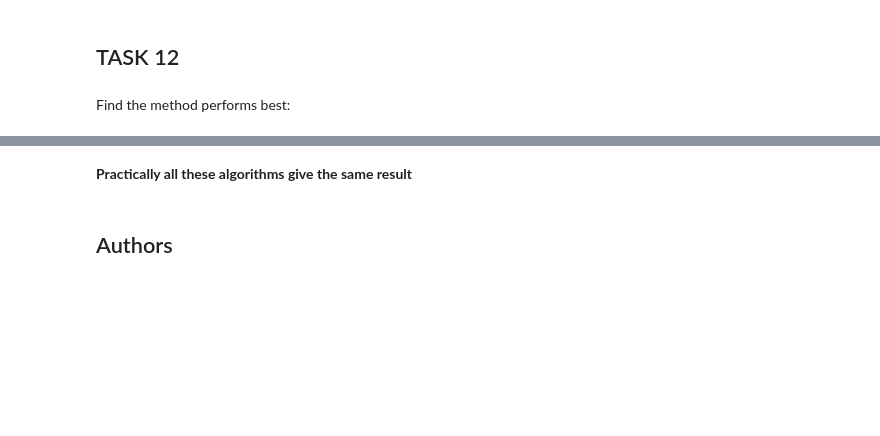
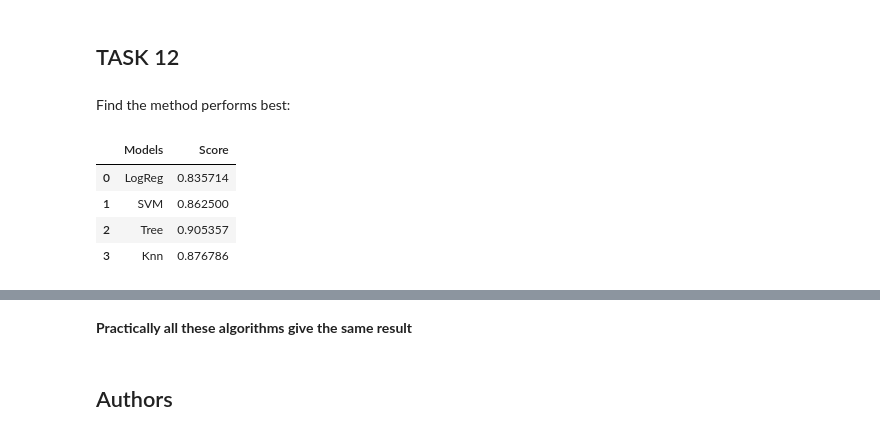
Before and after one commit to Fidojm/capstone_project, a Jupyter notebook: SpaceX_Machine Learning Prediction_Part_5.ipynb, the cells around one changed output, grey strips where cells are left out. Saved outputs shown, nothing was run; the diff lists cells and outputs as text; code cells hidden in the pictures; blank space fills up the shorter version.

```diff
--- a/SpaceX_Machine Learning Prediction_Part_5.ipynb
+++ b/SpaceX_Machine Learning Prediction_Part_5.ipynb
@@ -296,0 +302,8 @@ Find the method performs best:
+# %%
+sco_df
+# %% [output]
+|  | Models | Score |
+| 0 | LogReg | 0.835714 |
+| 1 | SVM | 0.862500 |
+| 2 | Tree | 0.905357 |
+| 3 | Knn | 0.876786 |
```
Also changed, not shown: parts of 9 cells of this notebook.
